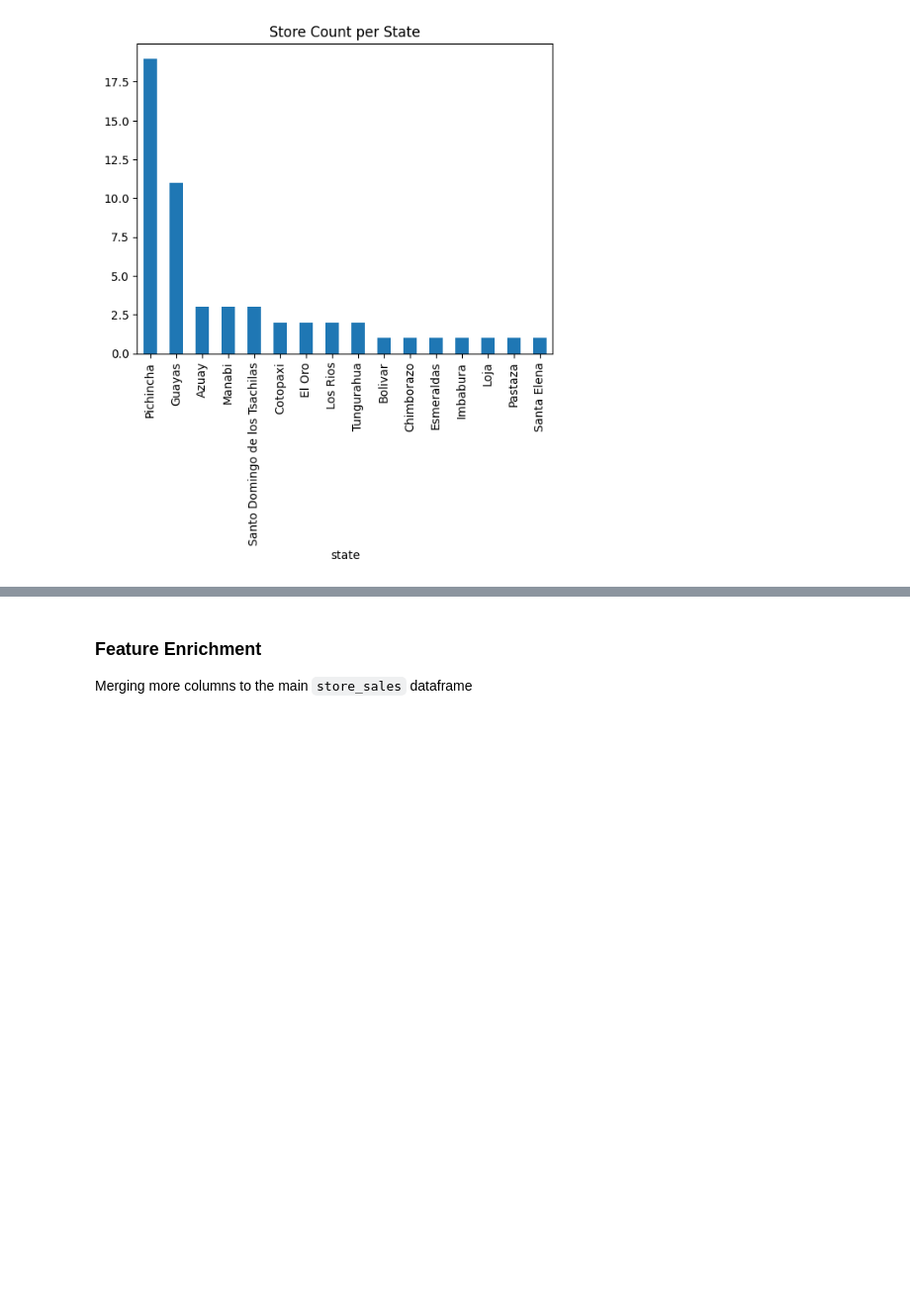
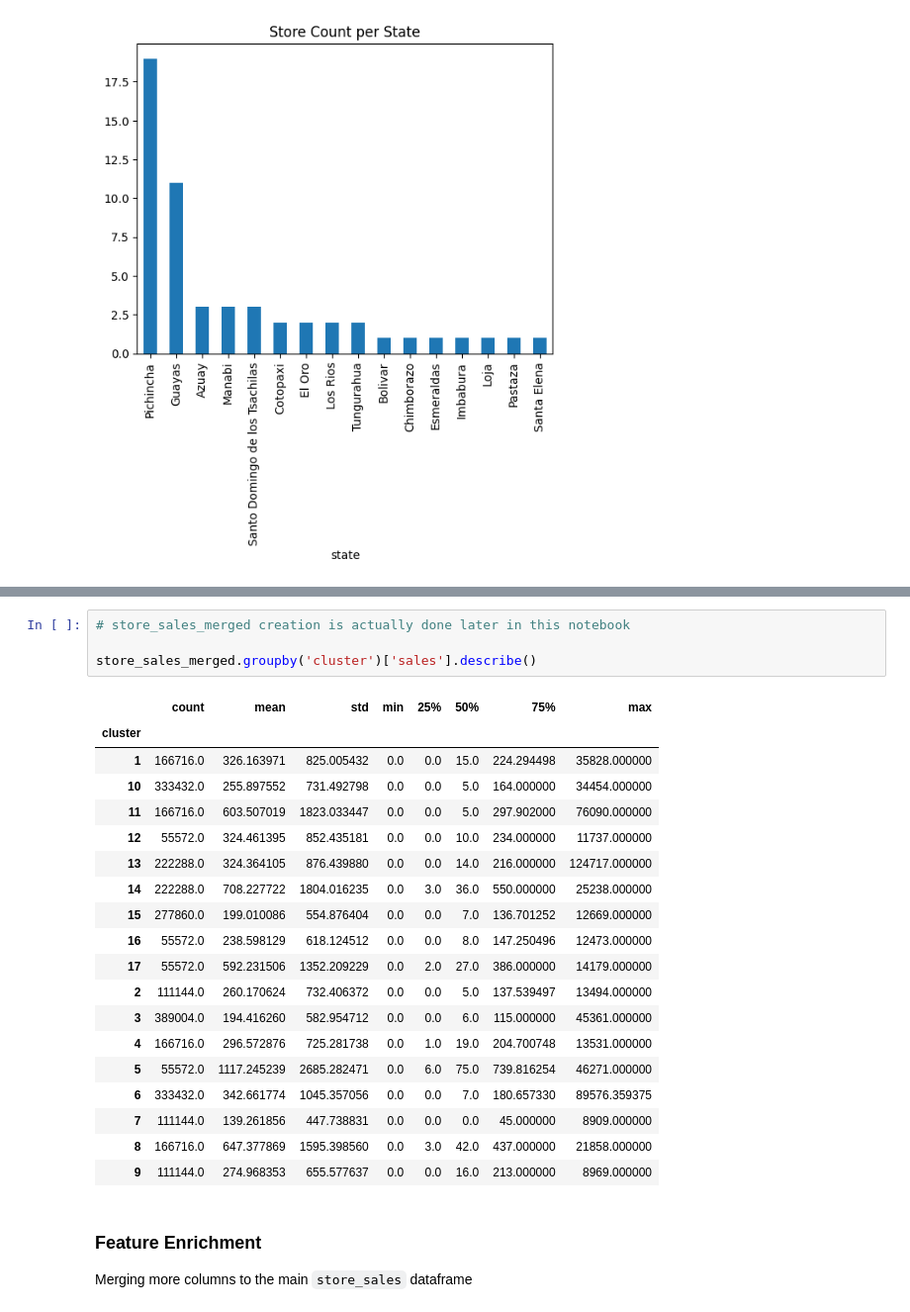
Before and after one commit to Anteemony/sktime-storesales-forecasting, a Jupyter notebook: notebooks/Store_Sales_Forecasting_with_Sktime.ipynb, the cells around one changed output, grey strips where cells are left out. Shown at 99% size. Cells and saved outputs as stored; diff of their text form; blank space fills up the shorter version.

```diff
--- a/notebooks/Store_Sales_Forecasting_with_Sktime.ipynb
+++ b/notebooks/Store_Sales_Forecasting_with_Sktime.ipynb
@@ -415,3 +546,27 @@ Name: store_nbr, dtype: object
+# %%
+# store_sales_merged creation is actually done later in this notebook
+
+store_sales_merged.groupby('cluster')['sales'].describe()
+# %% [output]
+|  | count | mean | std | min | 25% | 50% | 75% | max |
+| cluster |  |  |  |  |  |  |  |  |
+| 1 | 166716.0 | 326.163971 | 825.005432 | 0.0 | 0.0 | 15.0 | 224.294498 | 35828.000000 |
+| 10 | 333432.0 | 255.897552 | 731.492798 | 0.0 | 0.0 | 5.0 | 164.000000 | 34454.000000 |
+| 11 | 166716.0 | 603.507019 | 1823.033447 | 0.0 | 0.0 | 5.0 | 297.902000 | 76090.000000 |
+| 12 | 55572.0 | 324.461395 | 852.435181 | 0.0 | 0.0 | 10.0 | 234.000000 | 11737.000000 |
+| 13 | 222288.0 | 324.364105 | 876.439880 | 0.0 | 0.0 | 14.0 | 216.000000 | 124717.000000 |
+| 14 | 222288.0 | 708.227722 | 1804.016235 | 0.0 | 3.0 | 36.0 | 550.000000 | 25238.000000 |
+| 15 | 277860.0 | 199.010086 | 554.876404 | 0.0 | 0.0 | 7.0 | 136.701252 | 12669.000000 |
+| 16 | 55572.0 | 238.598129 | 618.124512 | 0.0 | 0.0 | 8.0 | 147.250496 | 12473.000000 |
+| 17 | 55572.0 | 592.231506 | 1352.209229 | 0.0 | 2.0 | 27.0 | 386.000000 | 14179.000000 |
+| 2 | 111144.0 | 260.170624 | 732.406372 | 0.0 | 0.0 | 5.0 | 137.539497 | 13494.000000 |
+| 3 | 389004.0 | 194.416260 | 582.954712 | 0.0 | 0.0 | 6.0 | 115.000000 | 45361.000000 |
+| 4 | 166716.0 | 296.572876 | 725.281738 | 0.0 | 1.0 | 19.0 | 204.700748 | 13531.000000 |
+| 5 | 55572.0 | 1117.245239 | 2685.282471 | 0.0 | 6.0 | 75.0 | 739.816254 | 46271.000000 |
+| 6 | 333432.0 | 342.661774 | 1045.357056 | 0.0 | 0.0 | 7.0 | 180.657330 | 89576.359375 |
+| 7 | 111144.0 | 139.261856 | 447.738831 | 0.0 | 0.0 | 0.0 | 45.000000 | 8909.000000 |
+| 8 | 166716.0 | 647.377869 | 1595.398560 | 0.0 | 3.0 | 42.0 | 437.000000 | 21858.000000 |
+| 9 | 111144.0 | 274.968353 | 655.577637 | 0.0 | 0.0 | 16.0 | 213.000000 | 8969.000000 |
 # %% [markdown]
 ### Feature Enrichment
 
```
Also changed, not shown: parts of 53 cells of this notebook, 2 other files.
